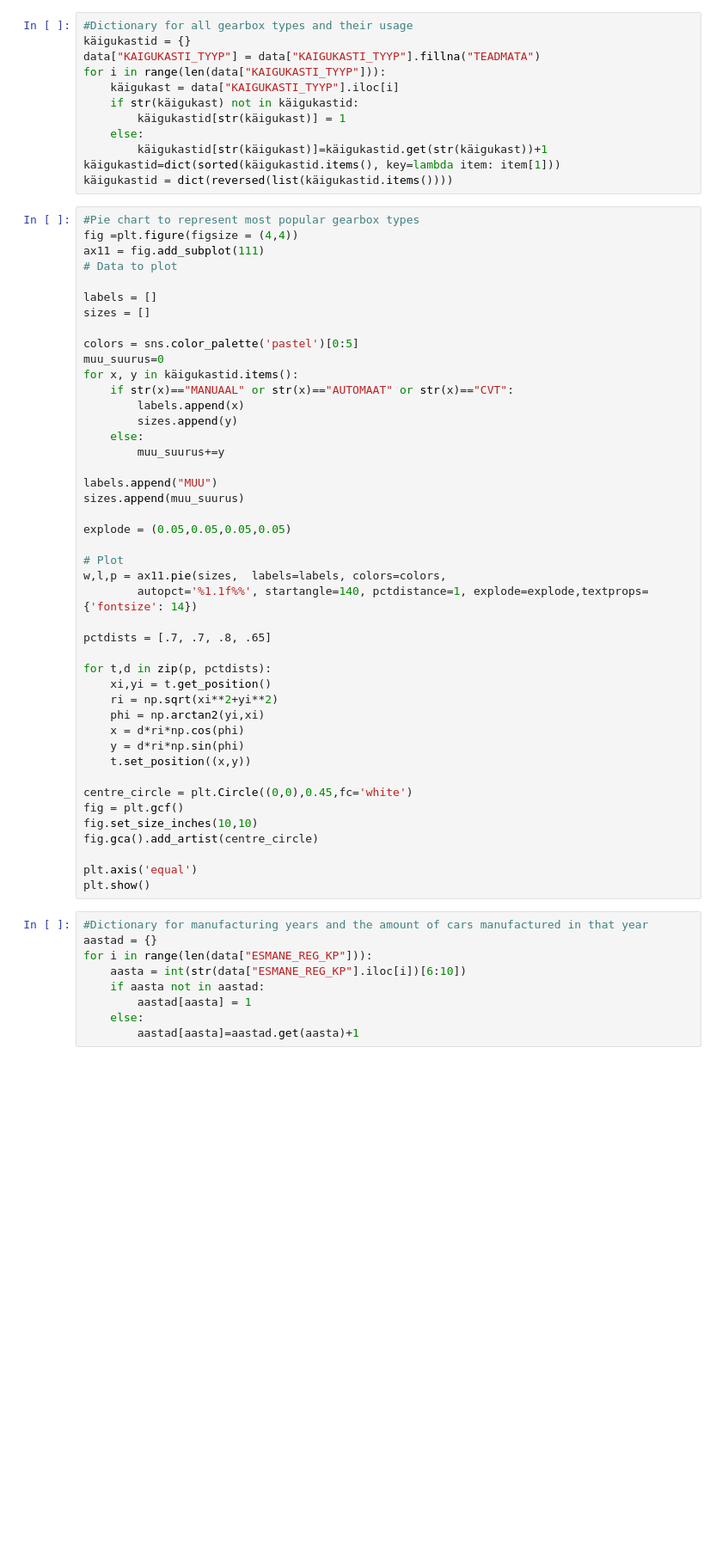
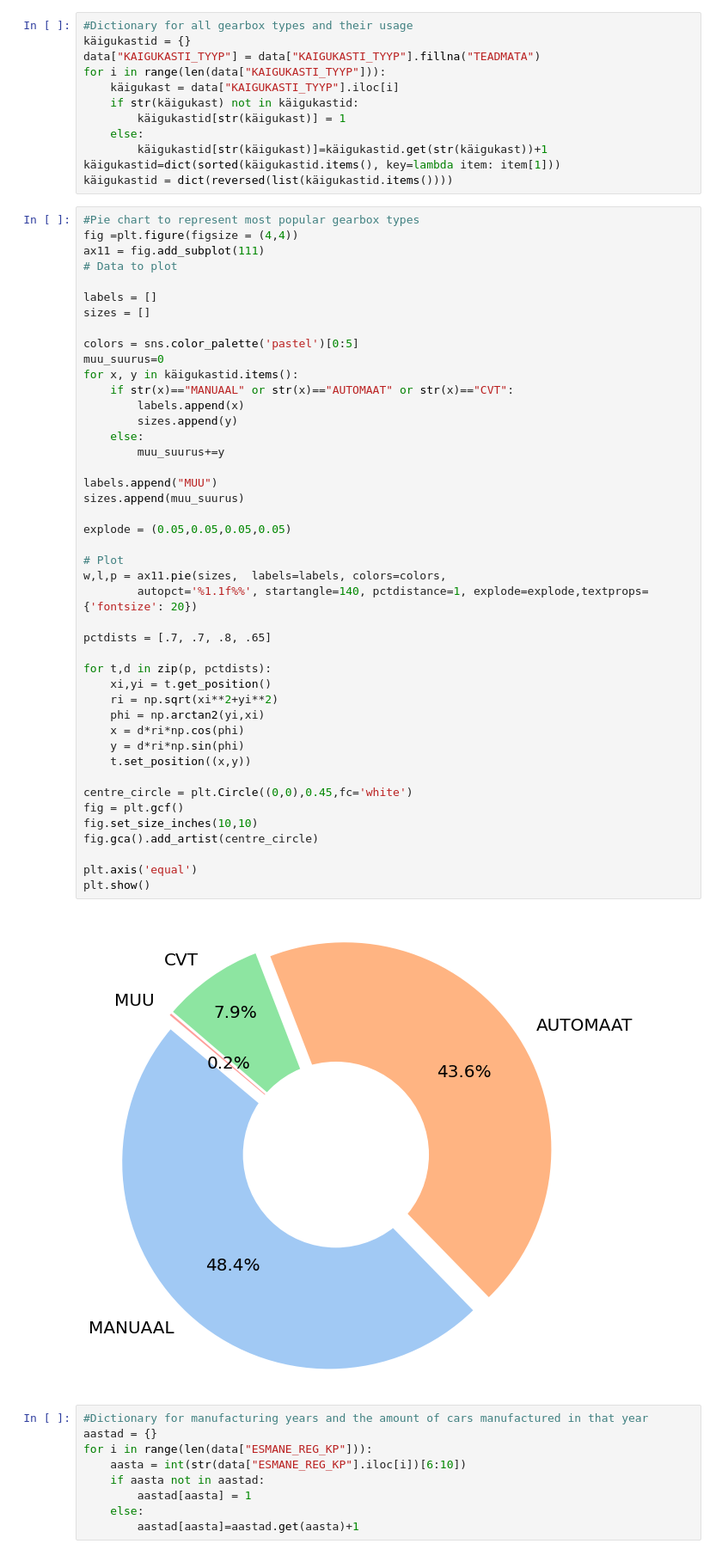
Before and after one commit to LiisReimand/DS_project, a Jupyter notebook: DSproject_D3.ipynb, the cells around one changed output. Shown at 86% size. Drawn from its saved outputs; the diff is of its cells as text; blank space fills up the shorter version.

```diff
--- a/DSproject_D3.ipynb
+++ b/DSproject_D3.ipynb
@@ -332,34 +383,36 @@ for x, y in käigukastid.items():
         labels.append(x)
         sizes.append(y)
     else:
         muu_suurus+=y
 
 labels.append("MUU")
 sizes.append(muu_suurus)
 
 explode = (0.05,0.05,0.05,0.05)
 
 # Plot
 w,l,p = ax11.pie(sizes,  labels=labels, colors=colors,
-        autopct='%1.1f%%', startangle=140, pctdistance=1, explode=explode,textprops={'fontsize': 14})
+        autopct='%1.1f%%', startangle=140, pctdistance=1, explode=explode,textprops={'fontsize': 20})
 
 pctdists = [.7, .7, .8, .65]
 
 for t,d in zip(p, pctdists):
     xi,yi = t.get_position()
     ri = np.sqrt(xi**2+yi**2)
     phi = np.arctan2(yi,xi)
     x = d*ri*np.cos(phi)
     y = d*ri*np.sin(phi)
     t.set_position((x,y))
 
 centre_circle = plt.Circle((0,0),0.45,fc='white')
 fig = plt.gcf()
 fig.set_size_inches(10,10)
 fig.gca().add_artist(centre_circle)
 
 plt.axis('equal')
 plt.show()
+# %% [output]
+[figure, added]
 # %%
 #Dictionary for manufacturing years and the amount of cars manufactured in that year
 aastad = {}
```
Also changed, not shown: parts of 16 cells of this notebook, 1 other file.
